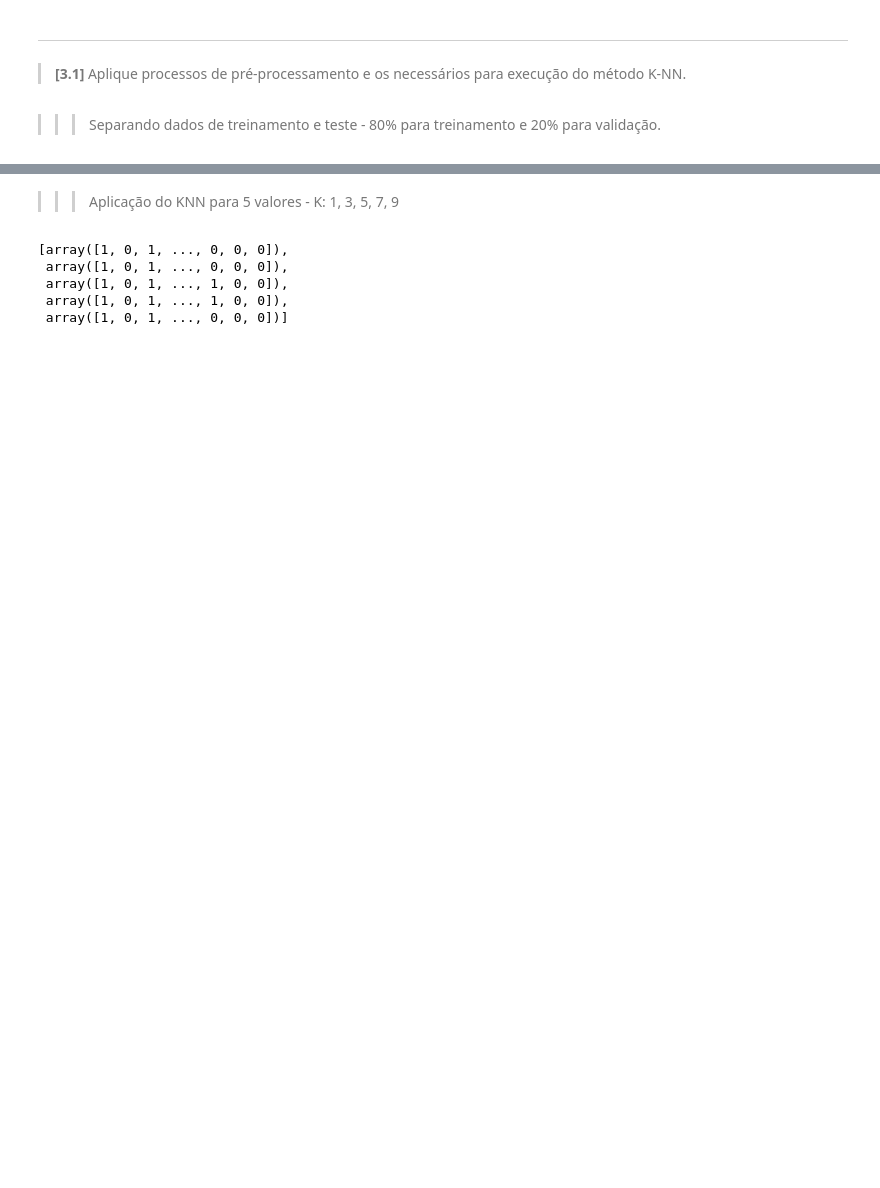
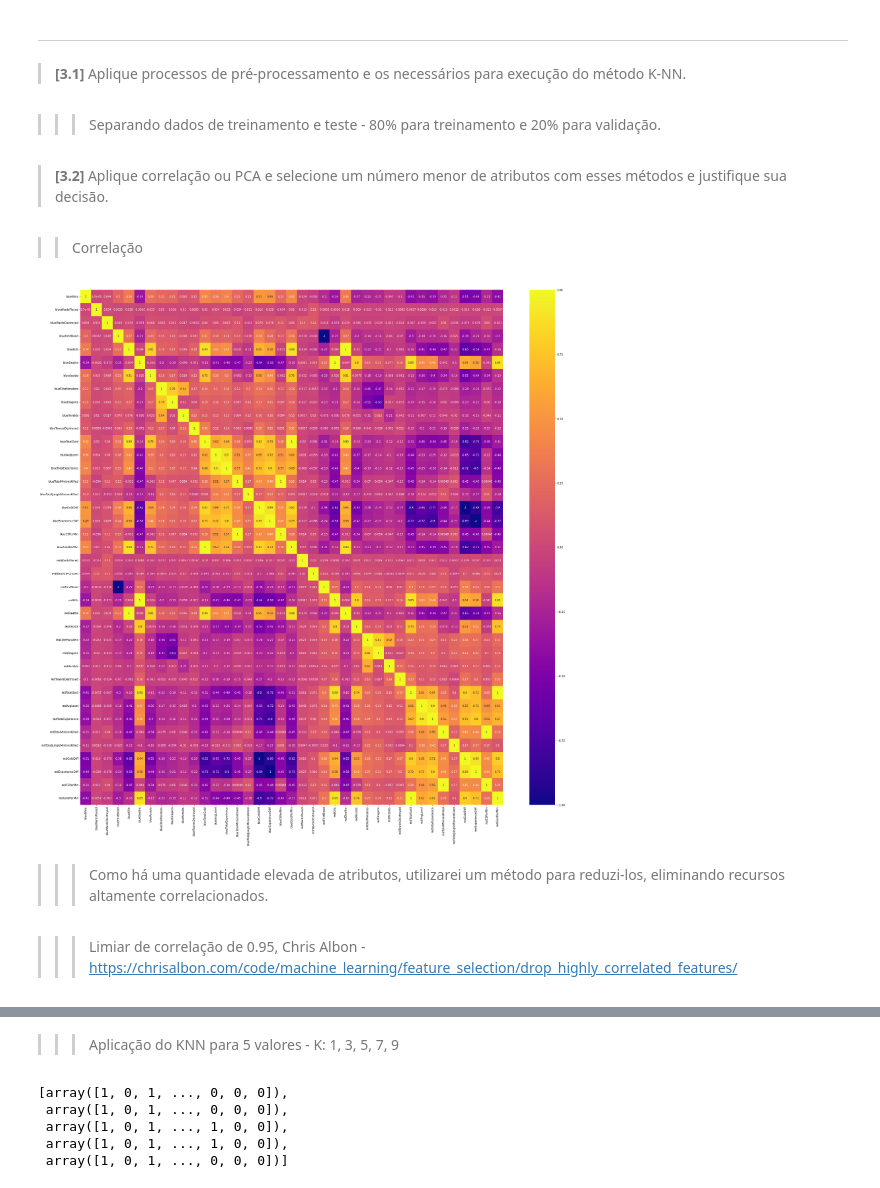
Before and after one commit to cori4nder/ia, a Jupyter notebook: Avaliacao01-IA-2022.ipynb, the cells around one changed output, grey strips where cells are left out. Saved outputs shown, nothing was run; the diff lists cells and outputs as text; code cells hidden in the pictures; blank space fills up the shorter version.

Commit message:
Correlação e PCA

```diff
--- a/Avaliacao01-IA-2022.ipynb
+++ b/Avaliacao01-IA-2022.ipynb
@@ -137,3 +133,18 @@ x = RobustScaler().fit_transform(x)
 >>> Separando dados de treinamento e teste - 80% para treinamento e 20% para validação.
 # %%
 x_train, x_test, y_train, y_test = train_test_split(x, y, test_size= 0.2, random_state = 1)
+# %% [markdown]
+> **[3.2]** Aplique correlação ou PCA e selecione um número menor de atributos com esses métodos e justifique sua decisão.
+# %% [markdown]
+>> Correlação
+# %%
+plt.figure(figsize = (35, 35))
+
+sns.heatmap(wins_copy.corr(), cmap = "plasma", annot = True);
+# %% [output]
+[figure, added]
+# %% [markdown]
+>>> Como há uma quantidade elevada de atributos, utilizarei um método para reduzi-los, eliminando recursos altamente correlacionados.
+# %% [markdown]
+>>> Limiar de correlação de 0.95, Chris Albon -
+  https://chrisalbon.com/code/machine_learning/feature_selection/drop_highly_correlated_features/
```
Also changed, not shown: parts of 19 cells of this notebook.
